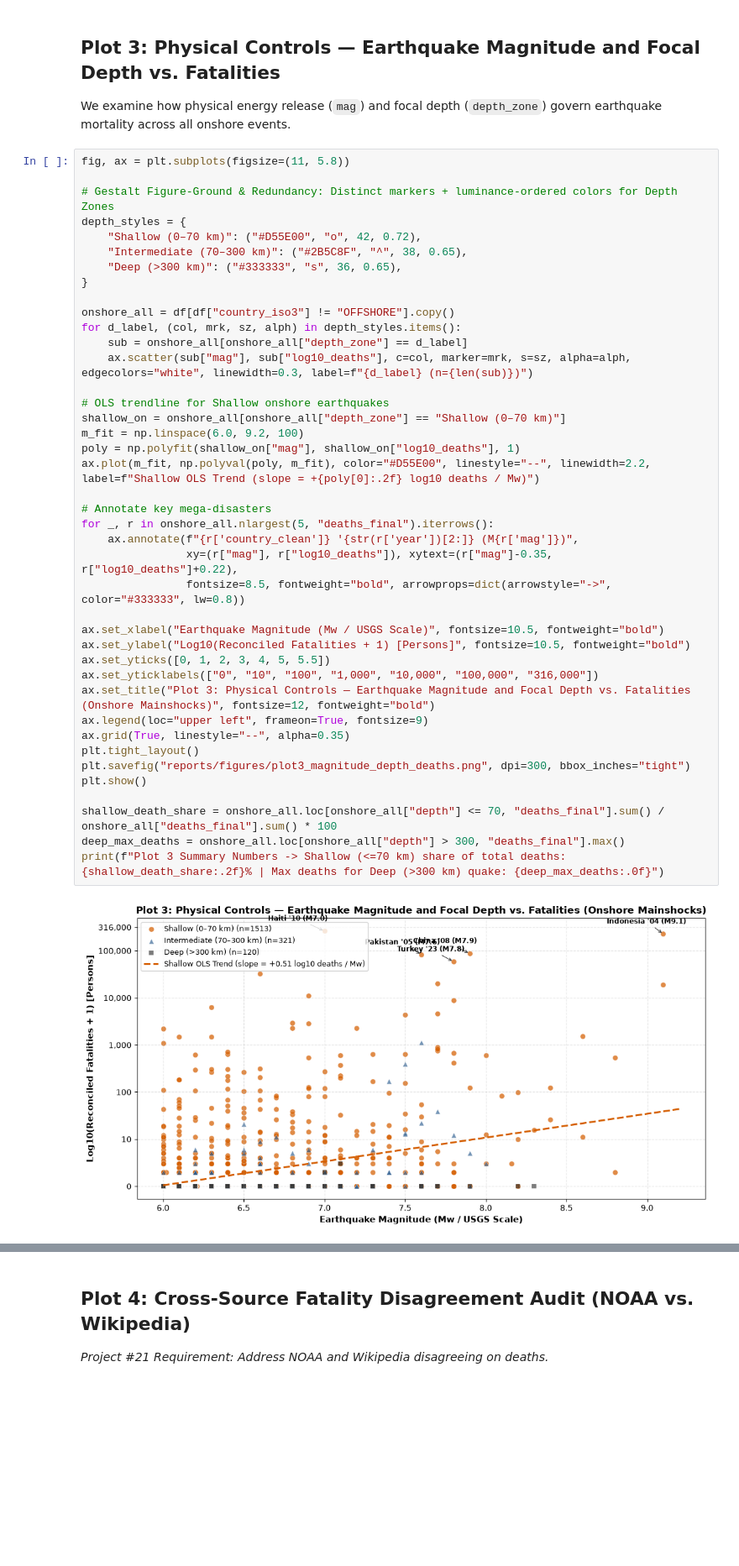
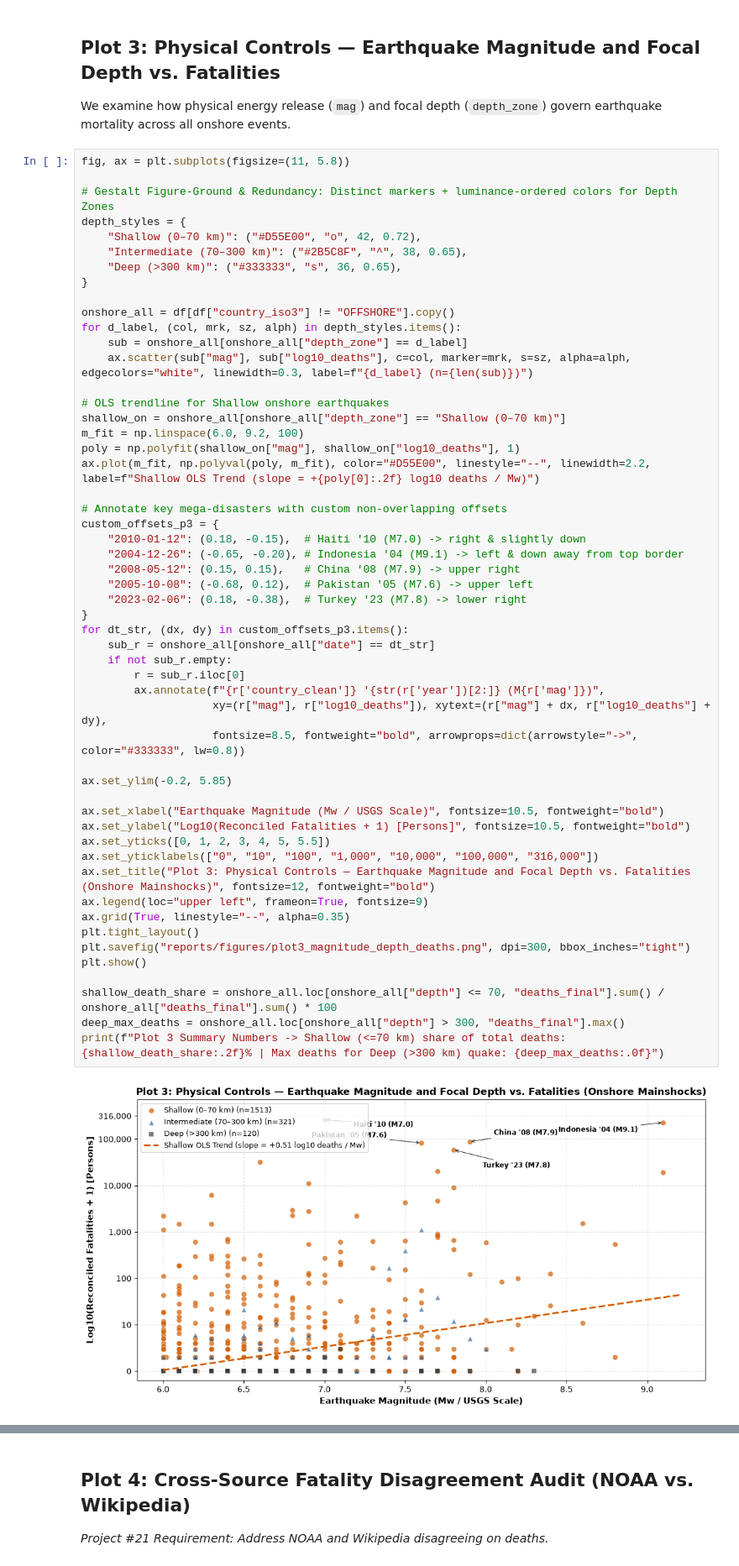
Before and after one commit to SilvernOak/DA2402_Project_Earthquakes, a Jupyter notebook: notebooks/04_visualisation.ipynb, the cells around one changed output, grey strips where cells are left out. Shown at 84% size. Saved outputs shown, nothing was run; the diff lists cells and outputs as text; blank space fills up the shorter version.

```diff
--- a/notebooks/04_visualisation.ipynb
+++ b/notebooks/04_visualisation.ipynb
@@ -167,39 +166,51 @@ depth_styles = {
     "Deep (>300 km)": ("#333333", "s", 36, 0.65),
 }
 
 onshore_all = df[df["country_iso3"] != "OFFSHORE"].copy()
 for d_label, (col, mrk, sz, alph) in depth_styles.items():
     sub = onshore_all[onshore_all["depth_zone"] == d_label]
     ax.scatter(sub["mag"], sub["log10_deaths"], c=col, marker=mrk, s=sz, alpha=alph, edgecolors="white", linewidth=0.3, label=f"{d_label} (n={len(sub)})")
 
 # OLS trendline for Shallow onshore earthquakes
 shallow_on = onshore_all[onshore_all["depth_zone"] == "Shallow (0–70 km)"]
 m_fit = np.linspace(6.0, 9.2, 100)
 poly = np.polyfit(shallow_on["mag"], shallow_on["log10_deaths"], 1)
 ax.plot(m_fit, np.polyval(poly, m_fit), color="#D55E00", linestyle="--", linewidth=2.2, label=f"Shallow OLS Trend (slope = +{poly[0]:.2f} log10 deaths / Mw)")
 
-# Annotate key mega-disasters
-for _, r in onshore_all.nlargest(5, "deaths_final").iterrows():
-    ax.annotate(f"{r['country_clean']} '{str(r['year'])[2:]} (M{r['mag']})",
-                xy=(r["mag"], r["log10_deaths"]), xytext=(r["mag"]-0.35, r["log10_deaths"]+0.22),
-                fontsize=8.5, fontweight="bold", arrowprops=dict(arrowstyle="->", color="#333333", lw=0.8))
+# Annotate key mega-disasters with custom non-overlapping offsets
+custom_offsets_p3 = {
+    "2010-01-12": (0.18, -0.15),  # Haiti '10 (M7.0) -> right & slightly down
+    "2004-12-26": (-0.65, -0.20), # Indonesia '04 (M9.1) -> left & down away from top border
+    "2008-05-12": (0.15, 0.15),   # China '08 (M7.9) -> upper right
+    "2005-10-08": (-0.68, 0.12),  # Pakistan '05 (M7.6) -> upper left
+    "2023-02-06": (0.18, -0.38),  # Turkey '23 (M7.8) -> lower right
+}
+for dt_str, (dx, dy) in custom_offsets_p3.items():
+    sub_r = onshore_all[onshore_all["date"] == dt_str]
+    if not sub_r.empty:
+        r = sub_r.iloc[0]
+        ax.annotate(f"{r['country_clean']} '{str(r['year'])[2:]} (M{r['mag']})",
+                    xy=(r["mag"], r["log10_deaths"]), xytext=(r["mag"] + dx, r["log10_deaths"] + dy),
+                    fontsize=8.5, fontweight="bold", arrowprops=dict(arrowstyle="->", color="#333333", lw=0.8))
+
+ax.set_ylim(-0.2, 5.85)
 
 ax.set_xlabel("Earthquake Magnitude (Mw / USGS Scale)", fontsize=10.5, fontweight="bold")
 ax.set_ylabel("Log10(Reconciled Fatalities + 1) [Persons]", fontsize=10.5, fontweight="bold")
 ax.set_yticks([0, 1, 2, 3, 4, 5, 5.5])
 ax.set_yticklabels(["0", "10", "100", "1,000", "10,000", "100,000", "316,000"])
 ax.set_title("Plot 3: Physical Controls — Earthquake Magnitude and Focal Depth vs. Fatalities (Onshore Mainshocks)", fontsize=12, fontweight="bold")
 ax.legend(loc="upper left", frameon=True, fontsize=9)
 ax.grid(True, linestyle="--", alpha=0.35)
 plt.tight_layout()
 plt.savefig("reports/figures/plot3_magnitude_depth_deaths.png", dpi=300, bbox_inches="tight")
 plt.show()
 
 shallow_death_share = onshore_all.loc[onshore_all["depth"] <= 70, "deaths_final"].sum() / onshore_all["deaths_final"].sum() * 100
 deep_max_deaths = onshore_all.loc[onshore_all["depth"] > 300, "deaths_final"].max()
 print(f"Plot 3 Summary Numbers -> Shallow (<=70 km) share of total deaths: {shallow_death_share:.2f}% | Max deaths for Deep (>300 km) quake: {deep_max_deaths:.0f}")
 # %% [output]
-[figure, old version]
+[figure, new version]
 Plot 3 Summary Numbers -> Shallow (<=70 km) share of total deaths: 99.78% | Max deaths for Deep (>300 km) quake: 2
 # %% [markdown]
 **What Plot 3 Shows:**
```
Also changed, not shown: parts of 8 cells of this notebook, 2 other files.
